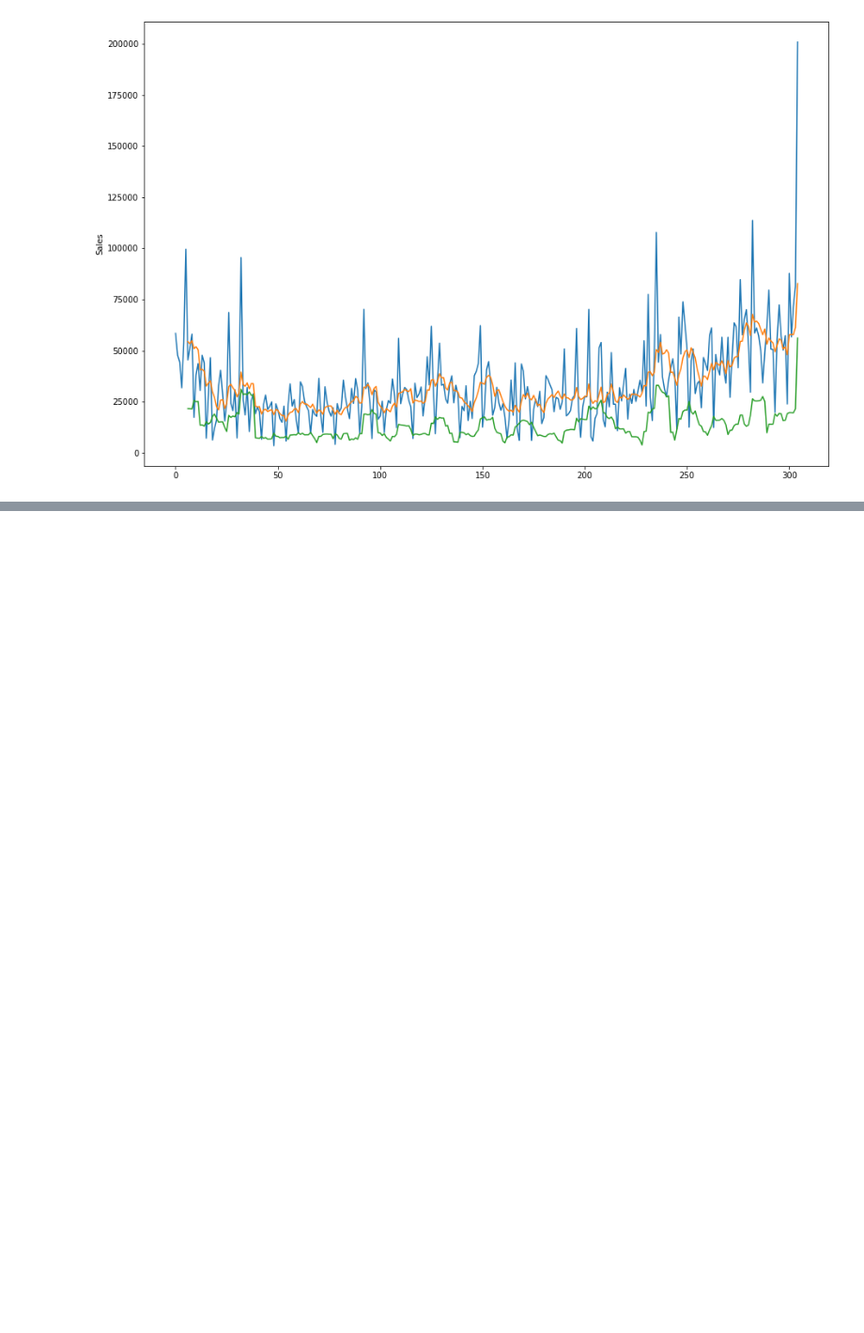
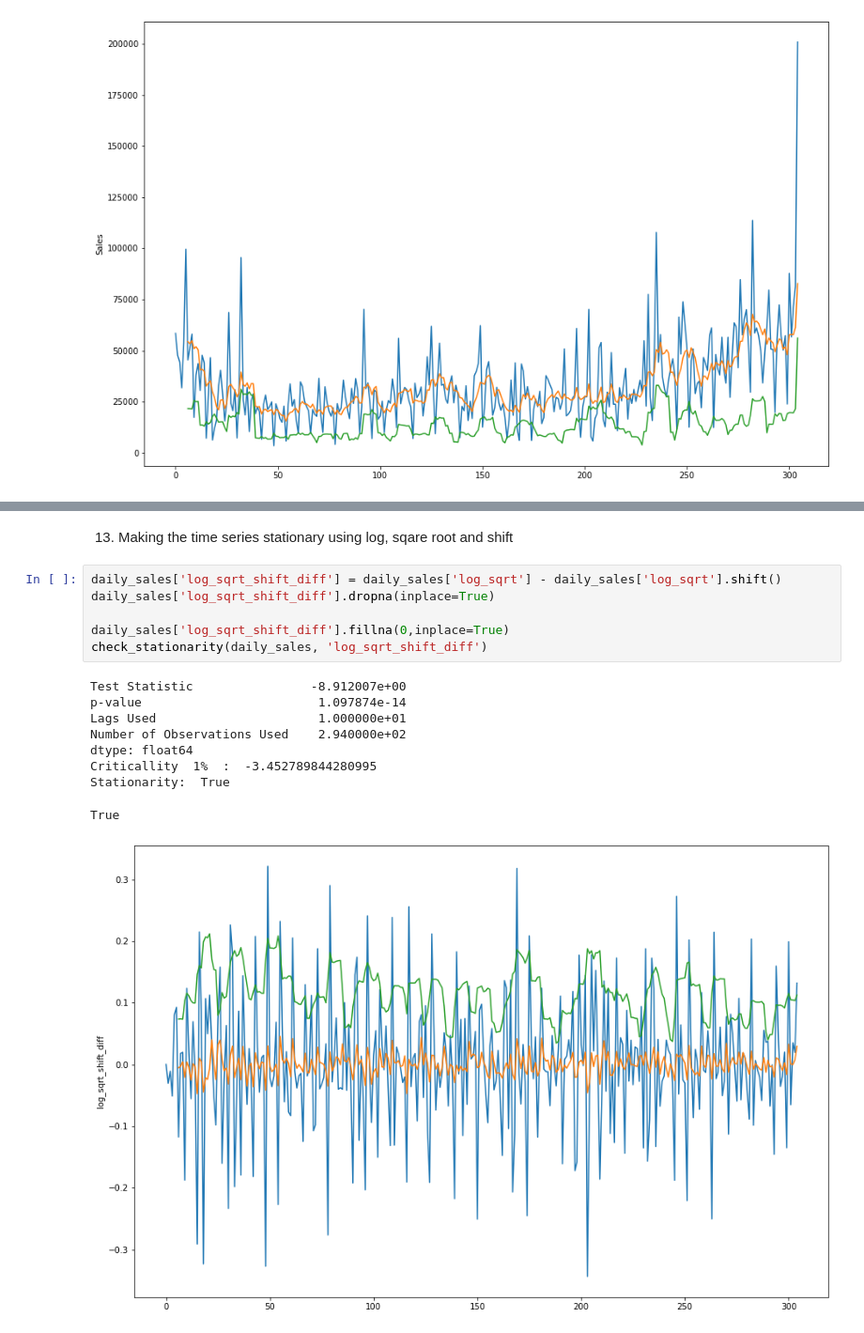
Before and after one commit to MBA-Retailers/mba-project, a Jupyter notebook: Time_Series_Analysis/TSA.ipynb, the cells around one changed output, grey strips where cells are left out. Shown at 94% size. Cells and saved outputs as stored; diff of their text form; blank space fills up the shorter version.

```diff
--- a/Time_Series_Analysis/TSA.ipynb
+++ b/Time_Series_Analysis/TSA.ipynb
@@ -169,0 +209,18 @@ False
+# %% [markdown]
+13. Making the time series stationary using log, sqare root and shift
+# %%
+daily_sales['log_sqrt_shift_diff'] = daily_sales['log_sqrt'] - daily_sales['log_sqrt'].shift()
+daily_sales['log_sqrt_shift_diff'].dropna(inplace=True)
+
+daily_sales['log_sqrt_shift_diff'].fillna(0,inplace=True)
+check_stationarity(daily_sales, 'log_sqrt_shift_diff')
+# %% [output]
+Test Statistic                -8.912007e+00
+p-value                        1.097874e-14
+Lags Used                      1.000000e+01
+Number of Observations Used    2.940000e+02
+dtype: float64
+Criticallity  1%  :  -3.452789844280995
+Stationarity:  True
+True
+[figure, added]
```
Also changed, not shown: parts of 35 cells of this notebook.
